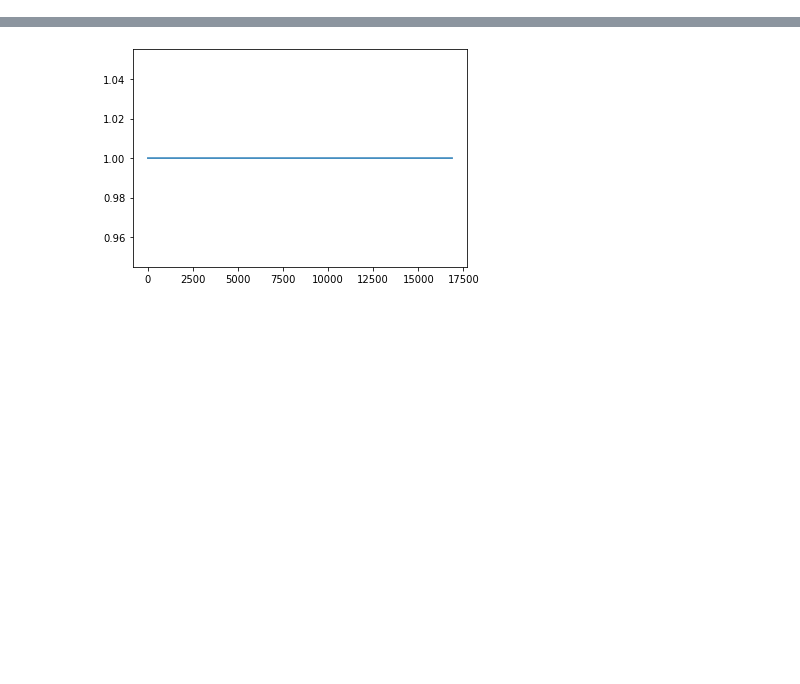
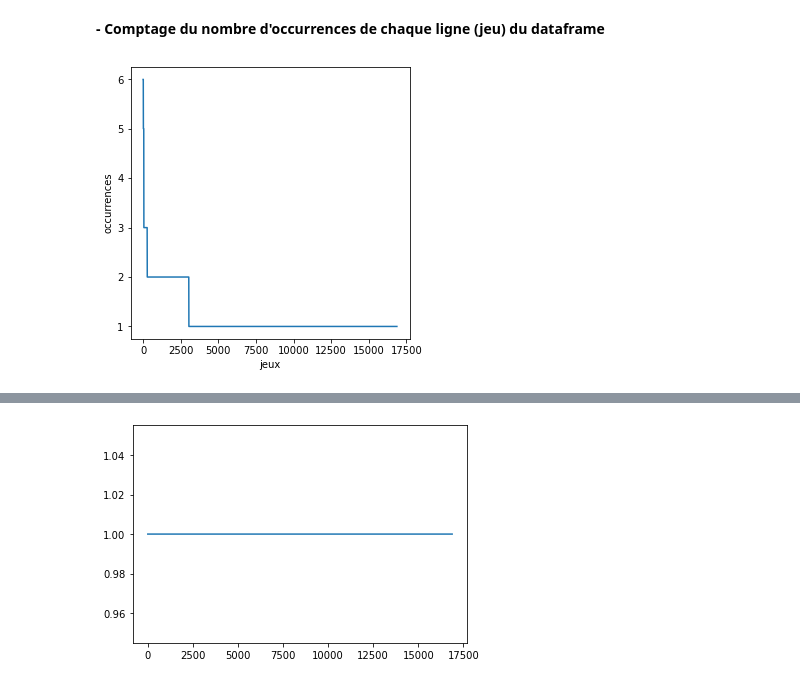
Before and after one commit to Amayas29/review-analysis, a Jupyter notebook: src/data-preprocessing.ipynb, the cells around one changed output, grey strips where cells are left out. Saved outputs shown, nothing was run; the diff lists cells and outputs as text; code cells hidden in the pictures; blank space fills up the shorter version.

```diff
--- a/src/data-preprocessing.ipynb
+++ b/src/data-preprocessing.ipynb
@@ -33,0 +63,12 @@ On supprime l'attribut `_id` généré par le `scrapping` pour mettre en evidenc
+# %% [markdown]
+**- Comptage du nombre d'occurrences de chaque ligne (jeu) du dataframe**
+# %%
+uniques_row = df_jeux_up.value_counts(dropna=False)
+
+plt.figure(figsize=(5, 5))
+plt.plot(uniques_row.values)
+plt.xlabel("jeux")
+plt.ylabel("occurrences")
+plt.show()
+# %% [output]
+[figure, added]
```
Also changed, not shown: parts of 138 cells of this notebook, 4 other files.
